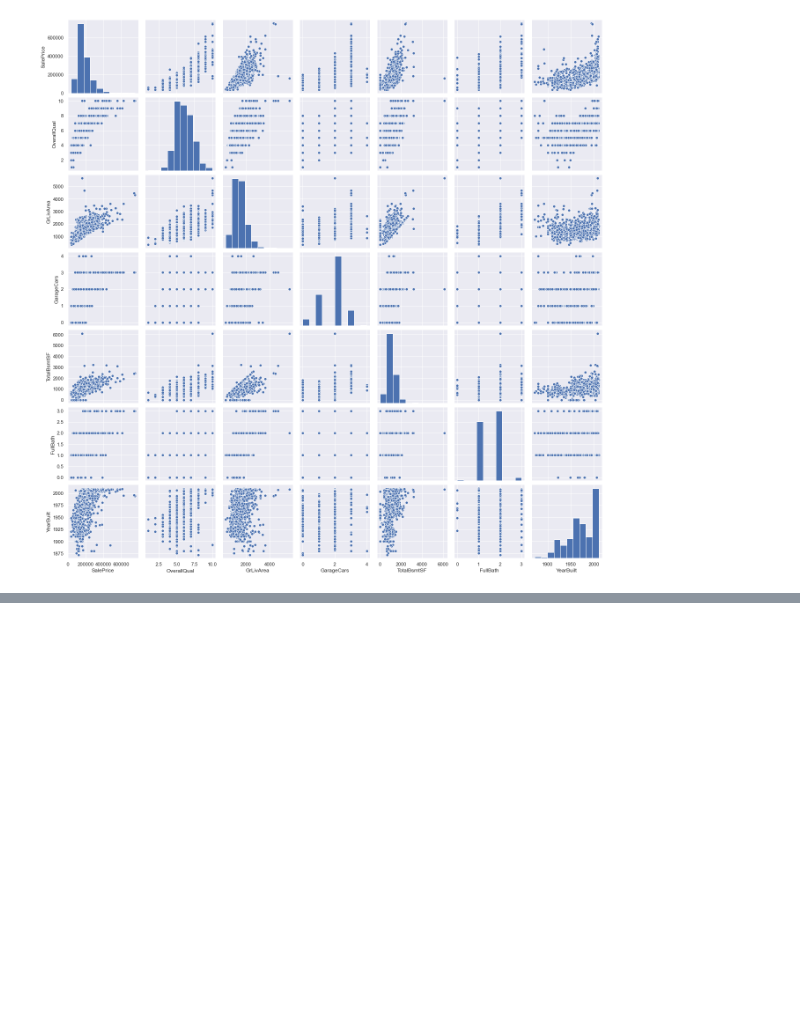
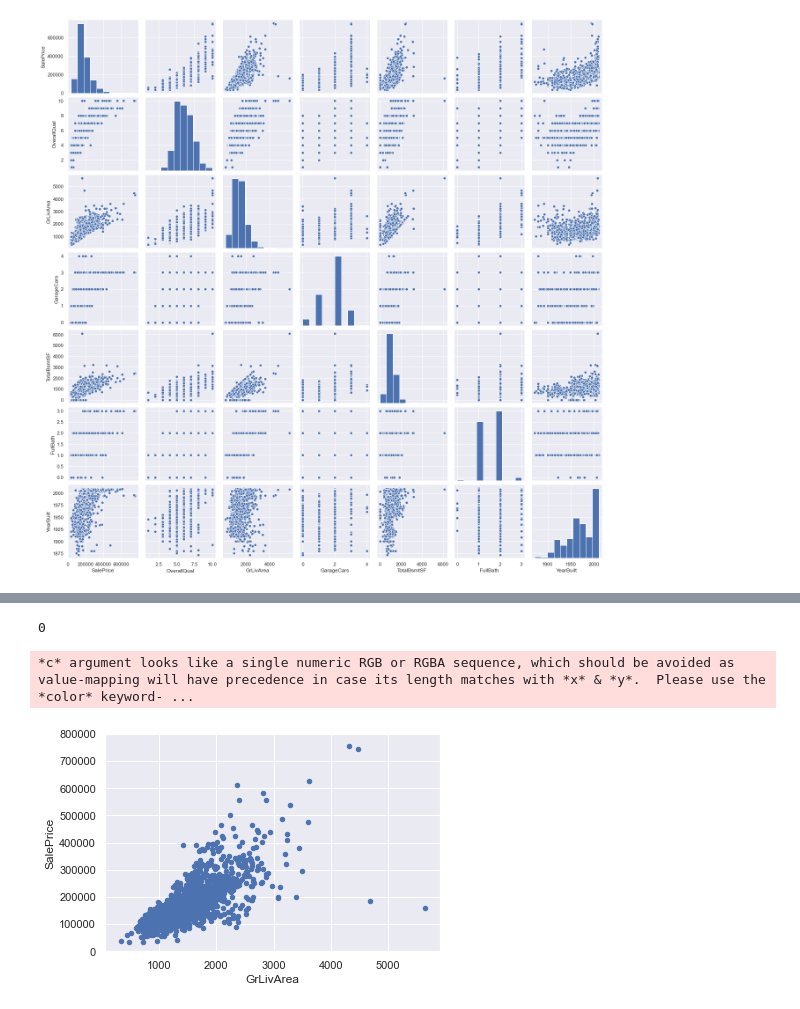
Before and after one commit to BouzCS/ML_basic_projects, a Jupyter notebook: DataEDA.ipynb, the cells around one changed output, grey strips where cells are left out. Saved outputs shown, nothing was run; the diff lists cells and outputs as text; code cells hidden in the pictures; blank space fills up the shorter version.

Commit message:
Add files via upload
Output of the DataEDA

```diff
--- a/DataEDA.ipynb
+++ b/DataEDA.ipynb
@@ -80,3 +80,9 @@ sns.pairplot(df[cols], size = 2.5)
 plt.show();
 # %% [output]
 [figure]
+# %%
+#missing data
+total = df.isnull().sum().sort_values(ascending=False)
+percent = (df.isnull().sum()/df.isnull().count()).sort_values(ascending=False)
+missing_data = pd.concat([total, percent], axis=1, keys=['Total', 'Percent'])
+missing_data.head(20)
@@ -82,0 +107,15 @@ plt.show();
+# %%
+#dealing with missing data
+df = df.drop((missing_data[missing_data['Total'] > 1]).index,1)
+df = df.drop(df.loc[df['Electrical'].isnull()].index)
+df.isnull().sum().max() #just checking that there's no missing data missing...
+# %% [output]
+0
+# %%
+#bivariate analysis saleprice/grlivarea
+var = 'GrLivArea'
+data = pd.concat([df['SalePrice'], df[var]], axis=1)
+data.plot.scatter(x=var, y='SalePrice', ylim=(0,800000));
+# %% [output]
+*c* argument looks like a single numeric RGB or RGBA sequence, which should be avoided as value-mapping will have precedence in case its length matches with *x* & *y*.  Please use the *color* keyword- ...
+[figure, added]
```
Also changed, not shown: parts of 14 cells of this notebook, 1 other file.
